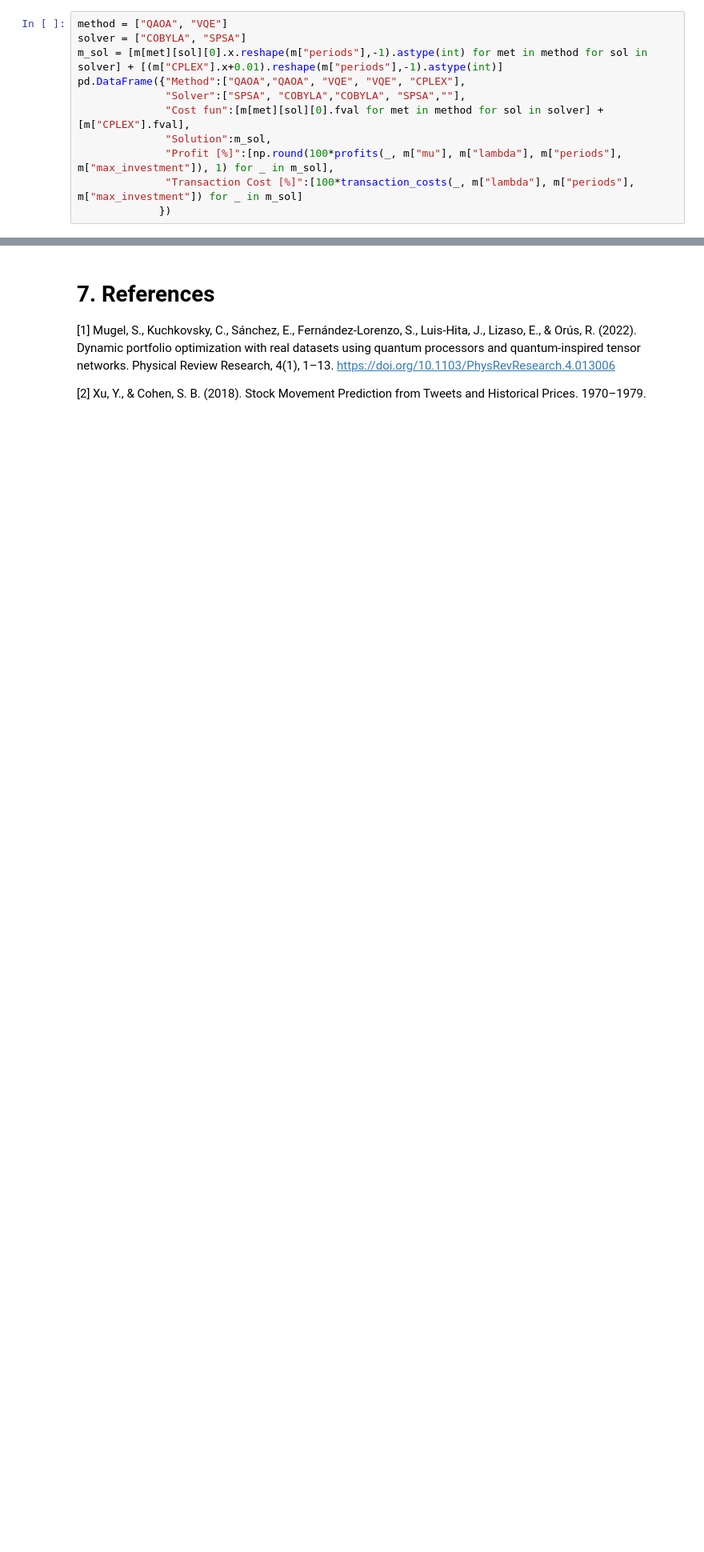
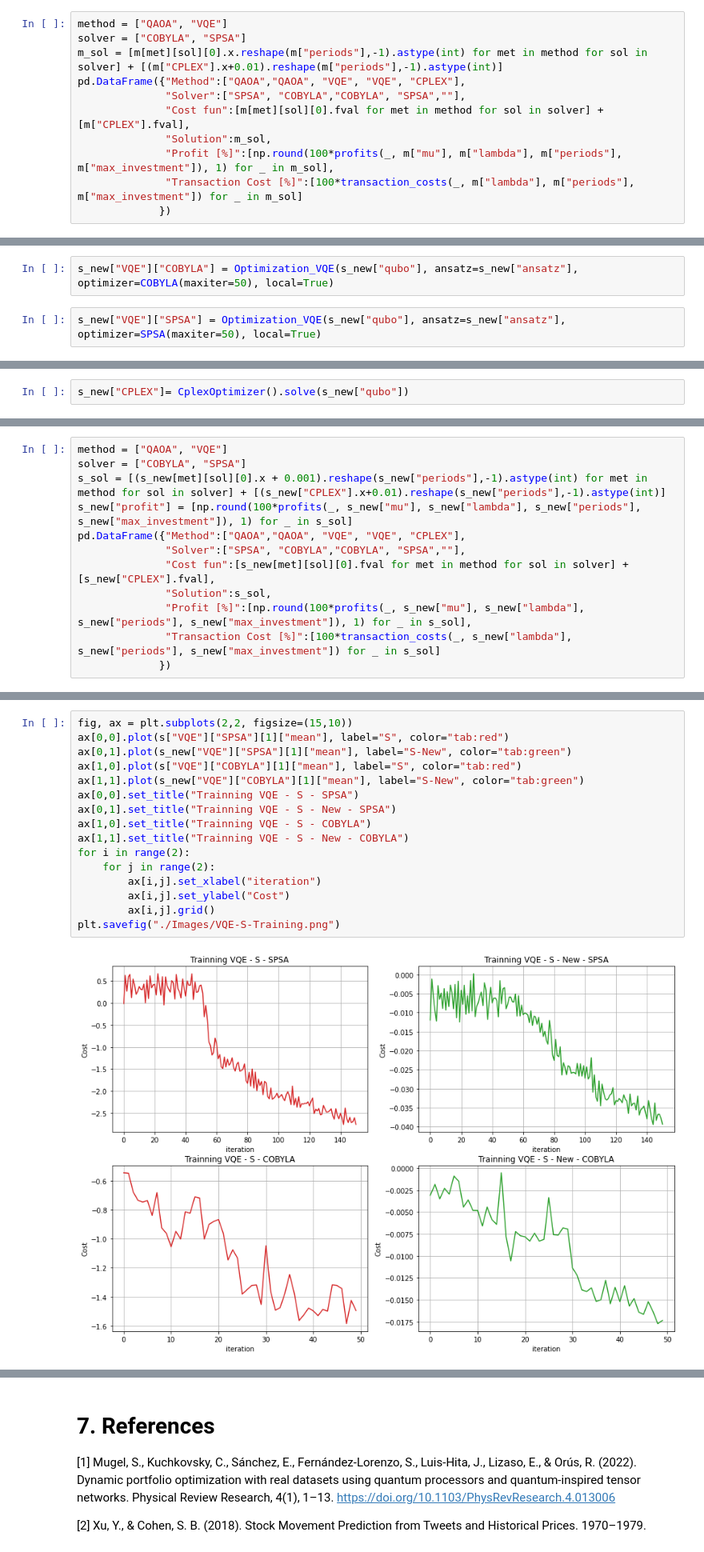
Before and after one commit to alejomonbar/Quantum-Counselor-for-Portfolio-Investment, a Jupyter notebook: Portfolio-Optimization.ipynb, the cells around one changed output, grey strips where cells are left out. Shown at 80% size. Drawn from its saved outputs; the diff is of its cells as text; blank space fills up the shorter version.

```diff
--- a/Portfolio-Optimization.ipynb
+++ b/Portfolio-Optimization.ipynb
@@ -450,0 +529,4 @@ Here, we present two further considerations that could make the model more robus
+# %%
+s_new["VQE"]["COBYLA"] = Optimization_VQE(s_new["qubo"], ansatz=s_new["ansatz"], optimizer=COBYLA(maxiter=50), local=True)
+# %%
+s_new["VQE"]["SPSA"] = Optimization_VQE(s_new["qubo"], ansatz=s_new["ansatz"], optimizer=SPSA(maxiter=50), local=True)
@@ -450,0 +535,2 @@ Here, we present two further considerations that could make the model more robus
+# %%
+s_new["CPLEX"]= CplexOptimizer().solve(s_new["qubo"])
@@ -450,0 +543,12 @@ Here, we present two further considerations that could make the model more robus
+# %%
+method = ["QAOA", "VQE"]
+solver = ["COBYLA", "SPSA"]
+s_sol = [(s_new[met][sol][0].x + 0.001).reshape(s_new["periods"],-1).astype(int) for met in method for sol in solver] + [(s_new["CPLEX"].x+0.01).reshape(s_new["periods"],-1).astype(int)]
+s_new["profit"] = [np.round(100*profits(_, s_new["mu"], s_new["lambda"], s_new["periods"], s_new["max_investment"]), 1) for _ in s_sol]
+pd.DataFrame({"Method":["QAOA","QAOA", "VQE", "VQE", "CPLEX"],
+              "Solver":["SPSA", "COBYLA","COBYLA", "SPSA",""],
+              "Cost fun":[s_new[met][sol][0].fval for met in method for sol in solver] + [s_new["CPLEX"].fval],
+              "Solution":s_sol,
+              "Profit [%]":[np.round(100*profits(_, s_new["mu"], s_new["lambda"], s_new["periods"], s_new["max_investment"]), 1) for _ in s_sol],
+              "Transaction Cost [%]":[100*transaction_costs(_, s_new["lambda"], s_new["periods"], s_new["max_investment"]) for _ in s_sol]
+             })
@@ -450,0 +562,18 @@ Here, we present two further considerations that could make the model more robus
+# %%
+fig, ax = plt.subplots(2,2, figsize=(15,10))
+ax[0,0].plot(s["VQE"]["SPSA"][1]["mean"], label="S", color="tab:red")
+ax[0,1].plot(s_new["VQE"]["SPSA"][1]["mean"], label="S-New", color="tab:green")
+ax[1,0].plot(s["VQE"]["COBYLA"][1]["mean"], label="S", color="tab:red")
+ax[1,1].plot(s_new["VQE"]["COBYLA"][1]["mean"], label="S-New", color="tab:green")
+ax[0,0].set_title("Trainning VQE - S - SPSA")
+ax[0,1].set_title("Trainning VQE - S - New - SPSA")
+ax[1,0].set_title("Trainning VQE - S - COBYLA")
+ax[1,1].set_title("Trainning VQE - S - New - COBYLA")
+for i in range(2):
+    for j in range(2):
+        ax[i,j].set_xlabel("iteration")
+        ax[i,j].set_ylabel("Cost")
+        ax[i,j].grid()
+plt.savefig("./Images/VQE-S-Training.png")
+# %% [output]
+[figure, added]
```
Also changed, not shown: parts of 32 cells of this notebook, 43 other files.
